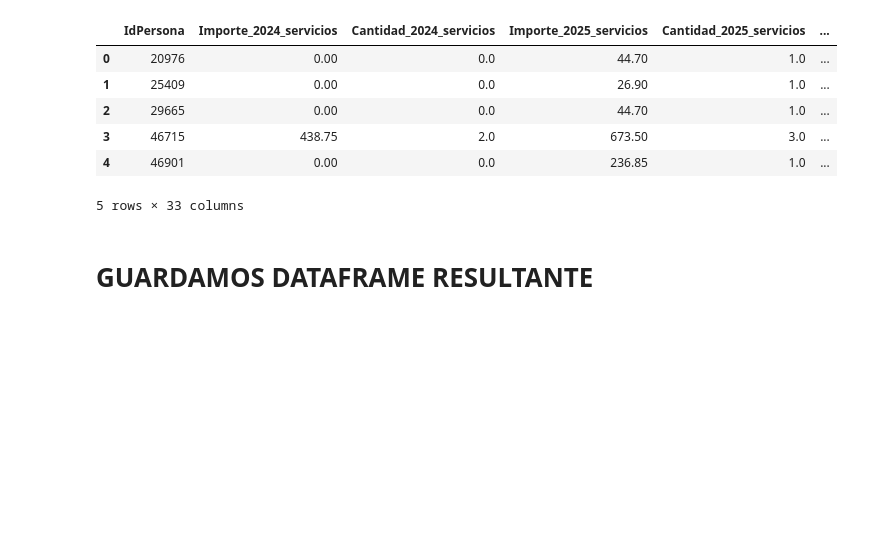
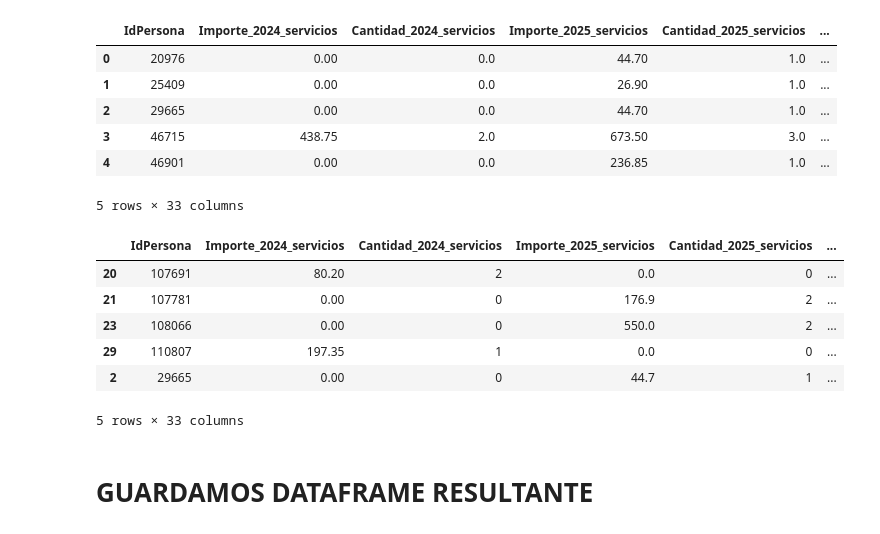
Before and after one commit to CescBlanco/TFM-FINAL, a Jupyter notebook: eda_feature_engineering/servicios.ipynb, the cells around one changed output. Saved outputs shown, nothing was run; the diff lists cells and outputs as text; code cells hidden in the pictures; blank space fills up the shorter version.

```diff
--- a/eda_feature_engineering/servicios.ipynb
+++ b/eda_feature_engineering/servicios.ipynb
@@ -353,0 +261,2 @@ df_servicios_final["UsoServiciosExtra"] = True
+# %%
+df_servicios_encoded = aplicar_one_hot_encoding_servicios(df_servicios)
@@ -354,3 +292,5 @@ df_servicios_final["UsoServiciosExtra"] = True
+# %%
+df_servicios_final = agregar_y_unir_servicios(df_servicios_encoded, df_servicios_agregados)
 # %%
 df_servicios_final.head()
 # %% [output]
@@ -361,6 +301,51 @@ df_servicios_final.head()
 | 3 | 46715 | 438.75 | 2.0 | 673.50 | 3.0 | ... |
 | 4 | 46901 | 0.00 | 0.0 | 236.85 | 1.0 | ... |
 5 rows × 33 columns
+# %%
+def preparar_servicios_final(df_servicios_final):
+    """
+    Ajusta tipos de datos en el dataframe final de servicios:
+    - Convierte ciertas columnas numéricas a int
+    - Convierte columnas de conceptos (one-hot) a booleano
+
+    Parámetros:
+    - df_servicios_final: DataFrame con columnas a convertir
+
+    Retorna:
+    - df_servicios_final modificado con tipos correctos
+    """
+    # Columnas que convertir a int (asegúrate que existan)
+    int_cols = [
+        'Cantidad_2024_servicios',
+        'Cantidad_2025_servicios',
+        'Cantidad_total_pagado_servicios',
+        'TipoServicio_ENTRENAMENTS PERSONALS',
+        'TipoServicio_FISIOTERÀPIA',
+        'TipoServicio_NUTRICIÓ'
+    ]
+
+    for col in int_cols:
+        if col in df_servicios_final.columns:
+            df_servicios_final[col] = df_servicios_final[col].astype(int)
+
+    # Convertir columnas de conceptos a booleano
+    concepto_cols = [col for col in df_servicios_final.columns if col.startswith('Concepto_')]
+    if concepto_cols:
+        df_servicios_final[concepto_cols] = df_servicios_final[concepto_cols].astype(bool)
+
+    return df_servicios_final
+# %%
+df_servicios_final = preparar_servicios_final(df_servicios_final)
+# %%
+df_servicios_final.sample(5)
+# %% [output]
+|  | IdPersona | Importe_2024_servicios | Cantidad_2024_servicios | Importe_2025_servicios | Cantidad_2025_servicios | ... |
+| 20 | 107691 | 80.20 | 2 | 0.0 | 0 | ... |
+| 21 | 107781 | 0.00 | 0 | 176.9 | 2 | ... |
+| 23 | 108066 | 0.00 | 0 | 550.0 | 2 | ... |
+| 29 | 110807 | 197.35 | 1 | 0.0 | 0 | ... |
+| 2 | 29665 | 0.00 | 0 | 44.7 | 1 | ... |
+5 rows × 33 columns
 # %% [markdown]
 # GUARDAMOS DATAFRAME RESULTANTE
 # %% [markdown]
```
Also changed, not shown: parts of 44 cells of this notebook, 1 other file.
